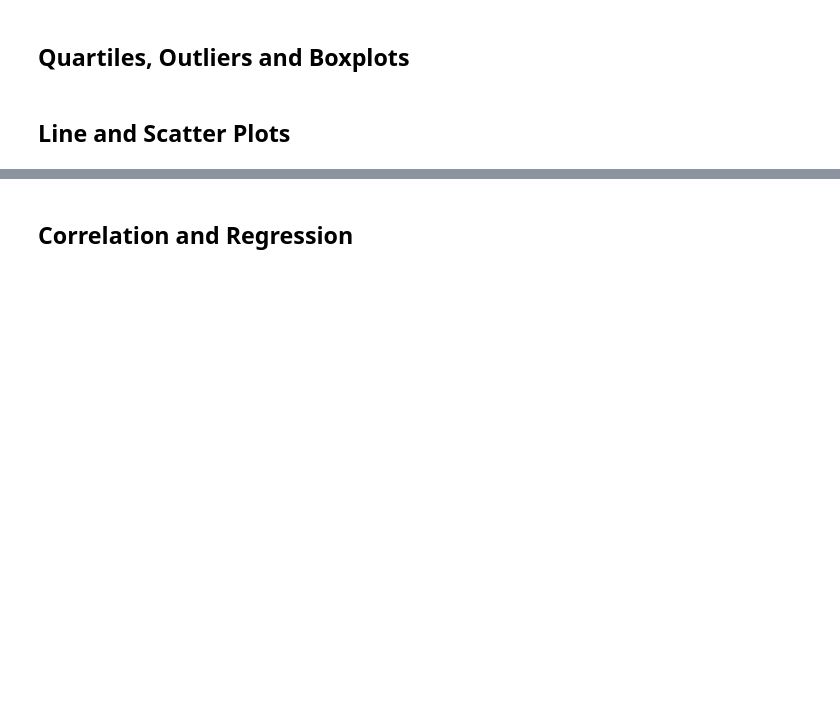
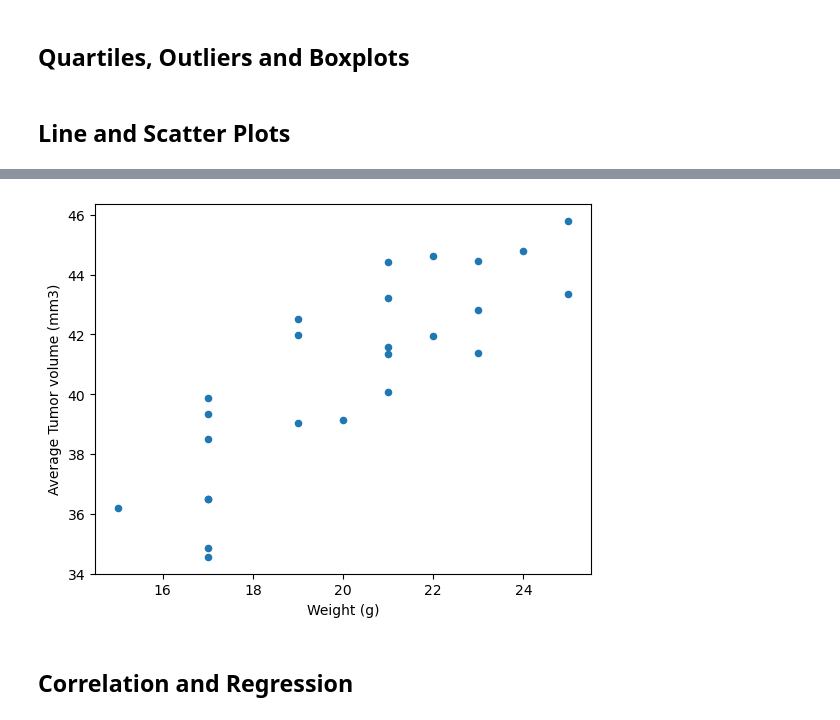
Before and after one commit to rerick999/challenge_05, a Jupyter notebook: Pymaceuticals/challenge_05.ipynb, the cells around one changed output, grey strips where cells are left out. Drawn from its saved outputs; the diff is of its cells as text; code cells hidden in the pictures; blank space fills up the shorter version.

```diff
--- a/Pymaceuticals/challenge_05.ipynb
+++ b/Pymaceuticals/challenge_05.ipynb
@@ -237,2 +237,16 @@ Name: Sex, Length: 1893, dtype: object
+# %%
+# Generate a scatter plot of average tumor volume vs. mouse weight for the Capomulin regimen
+dfscatter=df[(df['Drug Regimen']=='Capomulin')].groupby('Mouse ID').mean(numeric_only=True).loc[:,['Tumor Volume (mm3)','Weight (g)']]
+plt=dfscatter.plot.scatter(
+                x='Weight (g)',
+                y='Tumor Volume (mm3)',
+                #title='Capomulin treatment of mouse l509',
+                xlabel='Weight (g)',
+                ylabel='Average Tumor volume (mm3)',
+                legend=False,grid=False,
+                )
+plt.set_facecolor('w')
+# %% [output]
+[figure, added]
 # %% [markdown]
 ## Correlation and Regression
```
Also changed, not shown: parts of 10 cells of this notebook.
